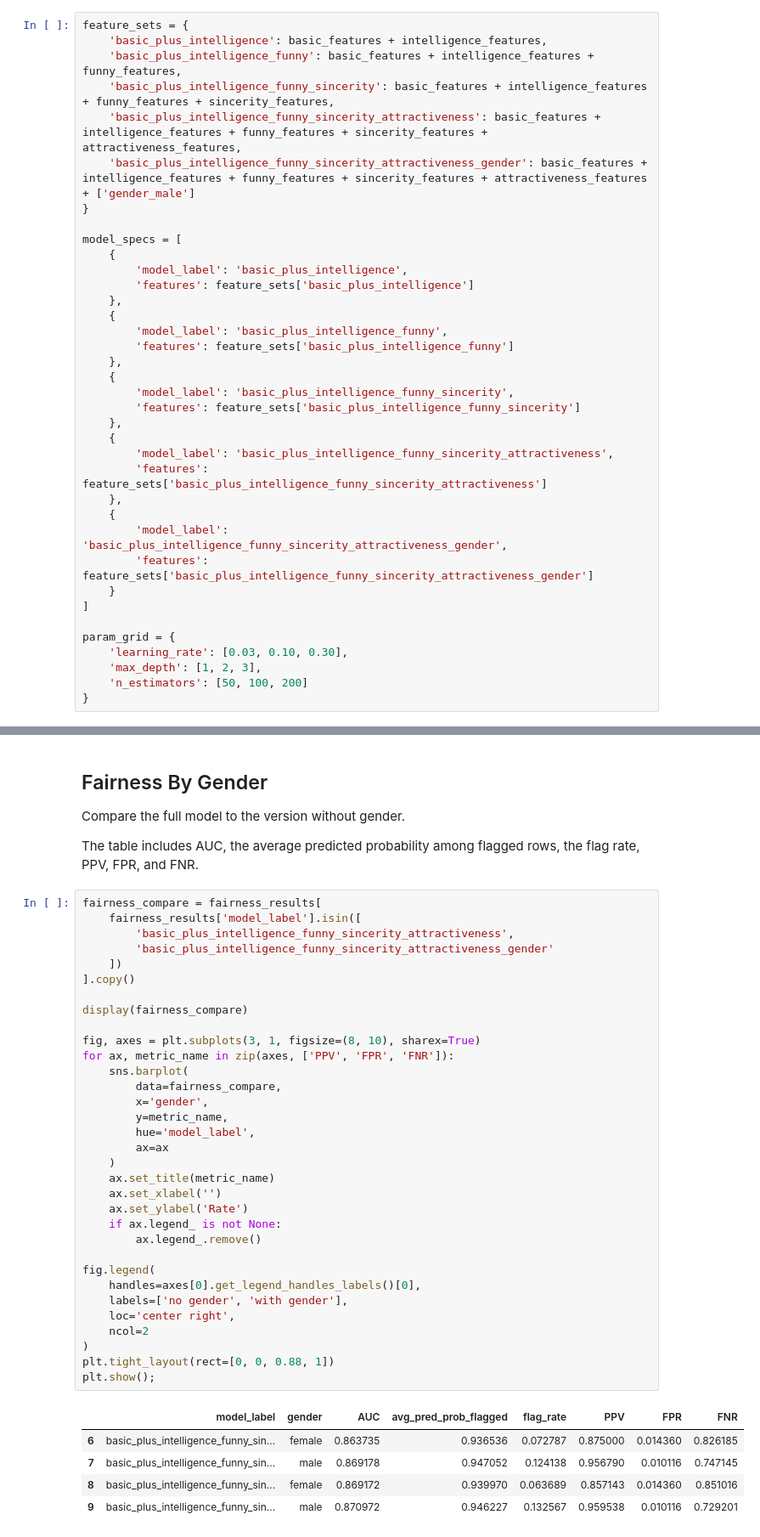
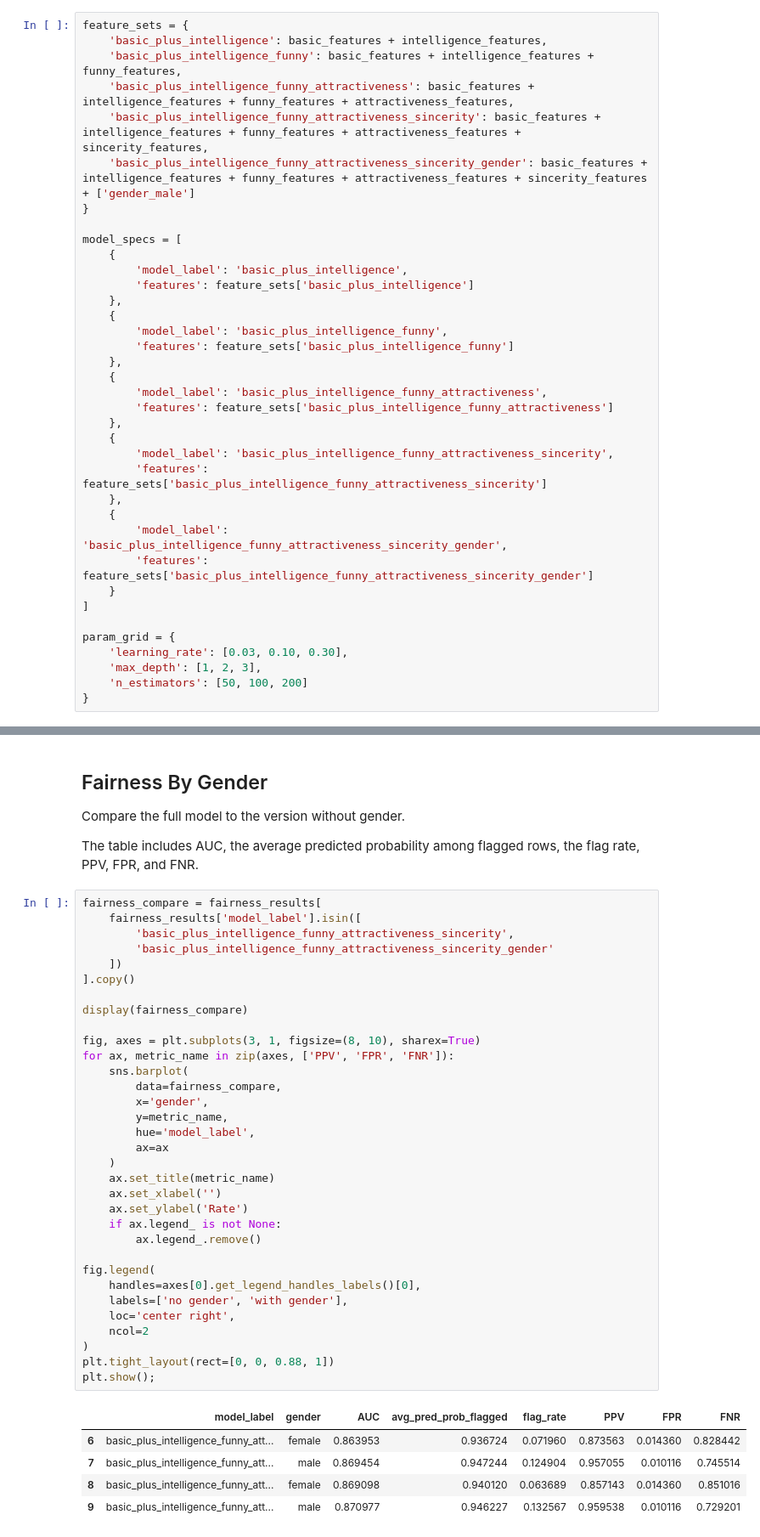
Before and after one commit to zjelveh/zjelveh.github.io, a Jupyter notebook: files/inst414_spring2026/labs/Lab_11.ipynb, the cells around one changed output, grey strips where cells are left out. Shown at 85% size. Saved outputs shown, nothing was run; the diff lists cells and outputs as text.

```diff
--- a/files/inst414_spring2026/labs/Lab_11.ipynb
+++ b/files/inst414_spring2026/labs/Lab_11.ipynb
@@ -252,9 +252,9 @@ This pattern is useful because model fitting, prediction, and evaluation all nee
 feature_sets = {
     'basic_plus_intelligence': basic_features + intelligence_features,
     'basic_plus_intelligence_funny': basic_features + intelligence_features + funny_features,
-    'basic_plus_intelligence_funny_sincerity': basic_features + intelligence_features + funny_features + sincerity_features,
-    'basic_plus_intelligence_funny_sincerity_attractiveness': basic_features + intelligence_features + funny_features + sincerity_features + attractiveness_features,
-    'basic_plus_intelligence_funny_sincerity_attractiveness_gender': basic_features + intelligence_features + funny_features + sincerity_features + attractiveness_features + ['gender_male']
+    'basic_plus_intelligence_funny_attractiveness': basic_features + intelligence_features + funny_features + attractiveness_features,
+    'basic_plus_intelligence_funny_attractiveness_sincerity': basic_features + intelligence_features + funny_features + attractiveness_features + sincerity_features,
+    'basic_plus_intelligence_funny_attractiveness_sincerity_gender': basic_features + intelligence_features + funny_features + attractiveness_features + sincerity_features + ['gender_male']
 }
 
 model_specs = [
@@ -267,16 +267,16 @@ model_specs = [
         'features': feature_sets['basic_plus_intelligence_funny']
     },
     {
-        'model_label': 'basic_plus_intelligence_funny_sincerity',
-        'features': feature_sets['basic_plus_intelligence_funny_sincerity']
+        'model_label': 'basic_plus_intelligence_funny_attractiveness',
+        'features': feature_sets['basic_plus_intelligence_funny_attractiveness']
     },
     {
-        'model_label': 'basic_plus_intelligence_funny_sincerity_attractiveness',
-        'features': feature_sets['basic_plus_intelligence_funny_sincerity_attractiveness']
+        'model_label': 'basic_plus_intelligence_funny_attractiveness_sincerity',
+        'features': feature_sets['basic_plus_intelligence_funny_attractiveness_sincerity']
     },
     {
-        'model_label': 'basic_plus_intelligence_funny_sincerity_attractiveness_gender',
-        'features': feature_sets['basic_plus_intelligence_funny_sincerity_attractiveness_gender']
+        'model_label': 'basic_plus_intelligence_funny_attractiveness_sincerity_gender',
+        'features': feature_sets['basic_plus_intelligence_funny_attractiveness_sincerity_gender']
     }
 ]
 
@@ -758,40 +758,40 @@ The table includes AUC, the average predicted probability among flagged rows, th
 # %%
 fairness_compare = fairness_results[
     fairness_results['model_label'].isin([
-        'basic_plus_intelligence_funny_sincerity_attractiveness',
-        'basic_plus_intelligence_funny_sincerity_attractiveness_gender'
+        'basic_plus_intelligence_funny_attractiveness_sincerity',
+        'basic_plus_intelligence_funny_attractiveness_sincerity_gender'
     ])
 ].copy()
 
 display(fairness_compare)
 
 fig, axes = plt.subplots(3, 1, figsize=(8, 10), sharex=True)
 for ax, metric_name in zip(axes, ['PPV', 'FPR', 'FNR']):
     sns.barplot(
         data=fairness_compare,
         x='gender',
         y=metric_name,
         hue='model_label',
         ax=ax
     )
     ax.set_title(metric_name)
     ax.set_xlabel('')
     ax.set_ylabel('Rate')
     if ax.legend_ is not None:
         ax.legend_.remove()
 
 fig.legend(
     handles=axes[0].get_legend_handles_labels()[0],
     labels=['no gender', 'with gender'],
     loc='center right',
     ncol=2
 )
 plt.tight_layout(rect=[0, 0, 0.88, 1])
 plt.show();
 # %% [output]
 |  | model_label | gender | AUC | avg_pred_prob_flagged | flag_rate | PPV | FPR | FNR |
-| 6 | basic_plus_intelligence_funny_sin... | female | 0.863735 | 0.936536 | 0.072787 | 0.875000 | 0.014360 | 0.826185 |
-| 7 | basic_plus_intelligence_funny_sin... | male | 0.869178 | 0.947052 | 0.124138 | 0.956790 | 0.010116 | 0.747145 |
-| 8 | basic_plus_intelligence_funny_sin... | female | 0.869172 | 0.939970 | 0.063689 | 0.857143 | 0.014360 | 0.851016 |
-| 9 | basic_plus_intelligence_funny_sin... | male | 0.870972 | 0.946227 | 0.132567 | 0.959538 | 0.010116 | 0.729201 |
+| 6 | basic_plus_intelligence_funny_att... | female | 0.863953 | 0.936724 | 0.071960 | 0.873563 | 0.014360 | 0.828442 |
+| 7 | basic_plus_intelligence_funny_att... | male | 0.869454 | 0.947244 | 0.124904 | 0.957055 | 0.010116 | 0.745514 |
+| 8 | basic_plus_intelligence_funny_att... | female | 0.869098 | 0.940120 | 0.063689 | 0.857143 | 0.014360 | 0.851016 |
+| 9 | basic_plus_intelligence_funny_att... | male | 0.870977 | 0.946227 | 0.132567 | 0.959538 | 0.010116 | 0.729201 |
 [figure]
```
Also changed, not shown: parts of 10 cells of this notebook.
